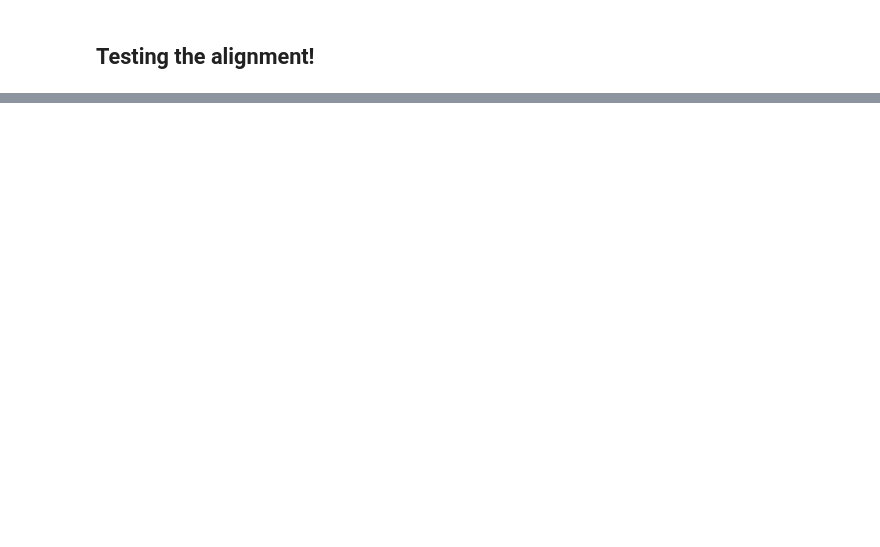
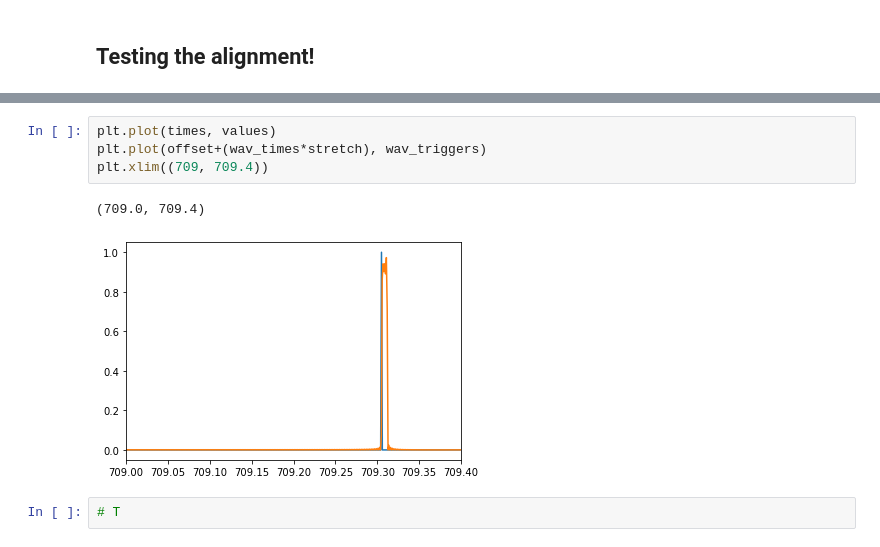
Before and after one commit to BelCorentin/neurospin-petit-prince, a Jupyter notebook: dataset_formatting/auditory_realigning/formatting.ipynb, the cells around one changed output, grey strips where cells are left out. Saved outputs shown, nothing was run; the diff lists cells and outputs as text; blank space fills up the shorter version.

```diff
--- a/dataset_formatting/auditory_realigning/formatting.ipynb
+++ b/dataset_formatting/auditory_realigning/formatting.ipynb
@@ -70,0 +163,9 @@ raw.pick_types(stim=True, misc=True).plot(block=True, start=0, duration=10., pre
+# %%
+plt.plot(times, values)
+plt.plot(offset+(wav_times*stretch), wav_triggers)
+plt.xlim((709, 709.4))
+# %% [output]
+(709.0, 709.4)
+[figure, added]
+# %%
+# T
```
Also changed, not shown: parts of 5 cells of this notebook, 25 other files.
